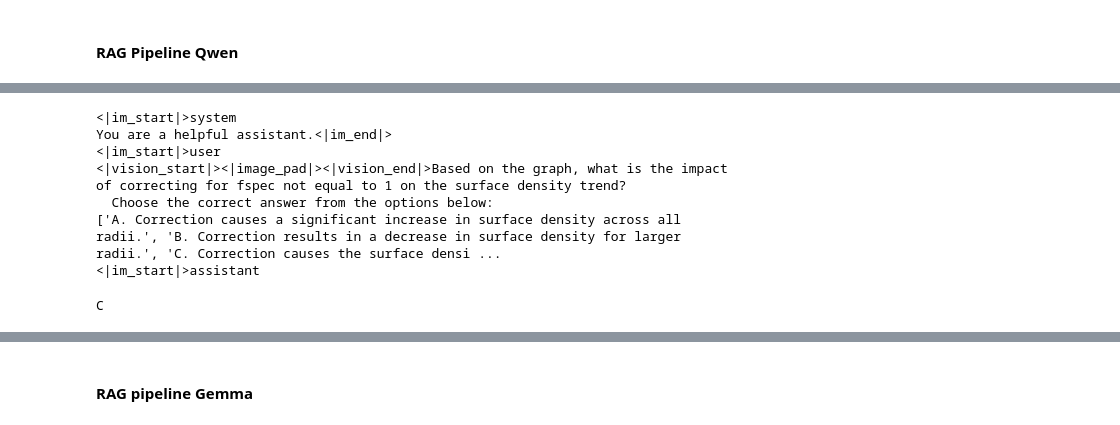
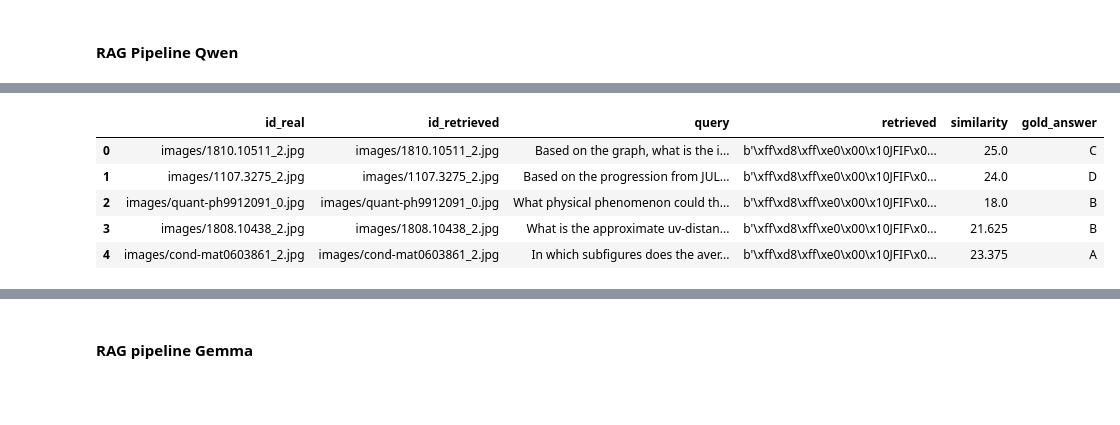
Before and after one commit to Robertogiordano/MultiGraphQA, a Jupyter notebook: notebook.ipynb, the cells around one changed output, grey strips where cells are left out. Drawn from its saved outputs; the diff is of its cells as text; code cells hidden in the pictures; blank space fills up the shorter version.

```diff
--- a/notebook.ipynb
+++ b/notebook.ipynb
@@ -404,11 +459,4 @@ df.to_parquet("data/processed_images_combined.parquet", index=False)
 https://weaviate.io/blog/late-chunking
 # %% [markdown]
 #### Create visual embedding colqwen2-v0.1
-# %%
-# Save all images
-PATH='data/images'
-os.makedirs(PATH)
-
-for i, item in enumerate(ds['train']):
-    item['image'].save(f'data/{item["image_filename"]}')
 # %%
@@ -711,10 +822,0 @@ text = processor.apply_chat_template(
-# %%
-print(text)
-# %% [output]
-<|im_start|>system
-You are a helpful assistant.<|im_end|>
-<|im_start|>user
-<|vision_start|><|image_pad|><|vision_end|>Based on the graph, what is the impact of correcting for fspec not equal to 1 on the surface density trend?
-  Choose the correct answer from the options below:
-['A. Correction causes a significant increase in surface density across all radii.', 'B. Correction results in a decrease in surface density for larger radii.', 'C. Correction causes the surface densi ...
-<|im_start|>assistant
@@ -731,0 +825,12 @@ inputs = inputs.to(device)
+# %%
+df_retrieved = pd.read_csv(PATH+'data/df_retrieved.csv')
+df_retrieved['retrieved'] = df_retrieved['retrieved'].apply(lambda x: ast.literal_eval(x))
+# %%
+df_retrieved.head()
+# %% [output]
+|  | id_real | id_retrieved | query | retrieved | similarity | gold_answer |
+| 0 | images/1810.10511_2.jpg | images/1810.10511_2.jpg | Based on the graph, what is the i... | b'\xff\xd8\xff\xe0\x00\x10JFIF\x0... | 25.0 | C |
+| 1 | images/1107.3275_2.jpg | images/1107.3275_2.jpg | Based on the progression from JUL... | b'\xff\xd8\xff\xe0\x00\x10JFIF\x0... | 24.0 | D |
+| 2 | images/quant-ph9912091_0.jpg | images/quant-ph9912091_0.jpg | What physical phenomenon could th... | b'\xff\xd8\xff\xe0\x00\x10JFIF\x0... | 18.0 | B |
+| 3 | images/1808.10438_2.jpg | images/1808.10438_2.jpg | What is the approximate uv-distan... | b'\xff\xd8\xff\xe0\x00\x10JFIF\x0... | 21.625 | B |
+| 4 | images/cond-mat0603861_2.jpg | images/cond-mat0603861_2.jpg | In which subfigures does the aver... | b'\xff\xd8\xff\xe0\x00\x10JFIF\x0... | 23.375 | A |
@@ -740,4 +927,0 @@ output_text = processor.batch_decode(
-# %%
-print(output_text[0])
-# %% [output]
-C
```
Also changed, not shown: parts of 38 cells of this notebook.
